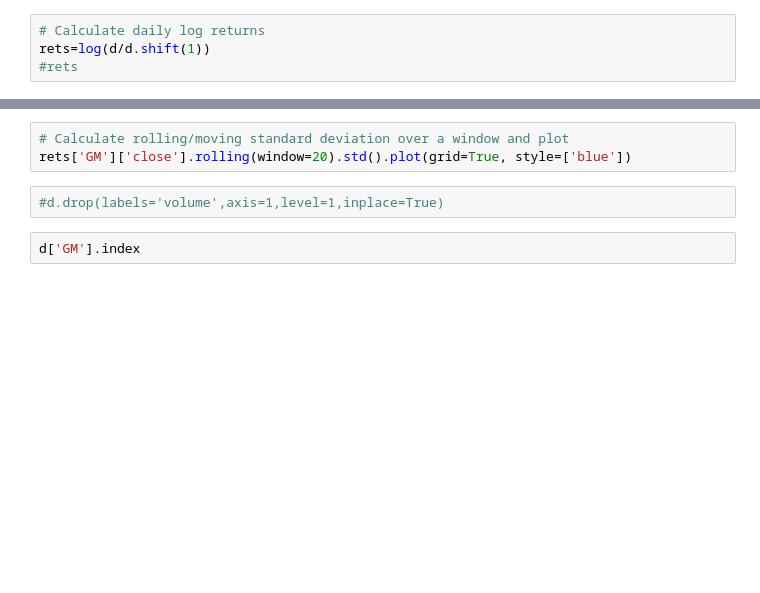
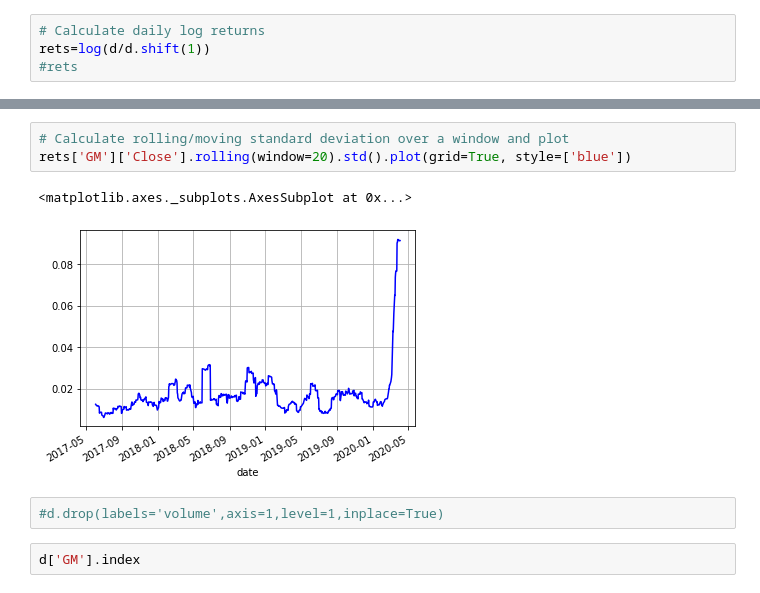
Before and after one commit to TensorMan/training-and-reference, a Jupyter notebook: Misc/Equity IEX New.ipynb, the cells around one changed output, grey strips where cells are left out. Cells and saved outputs as stored; diff of their text form; blank space fills up the shorter version.

```diff
--- a/Misc/Equity IEX New.ipynb
+++ b/Misc/Equity IEX New.ipynb
@@ -64,6 +93,9 @@ rets=log(d/d.shift(1))
 # %%
 # Calculate rolling/moving standard deviation over a window and plot
-rets['GM']['close'].rolling(window=20).std().plot(grid=True, style=['blue'])
+rets['GM']['Close'].rolling(window=20).std().plot(grid=True, style=['blue'])
+# %% [output]
+<matplotlib.axes._subplots.AxesSubplot at 0x...>
+[figure, added]
 # %%
 #d.drop(labels='volume',axis=1,level=1,inplace=True)
 # %%
```
Also changed, not shown: parts of 6 cells of this notebook.
